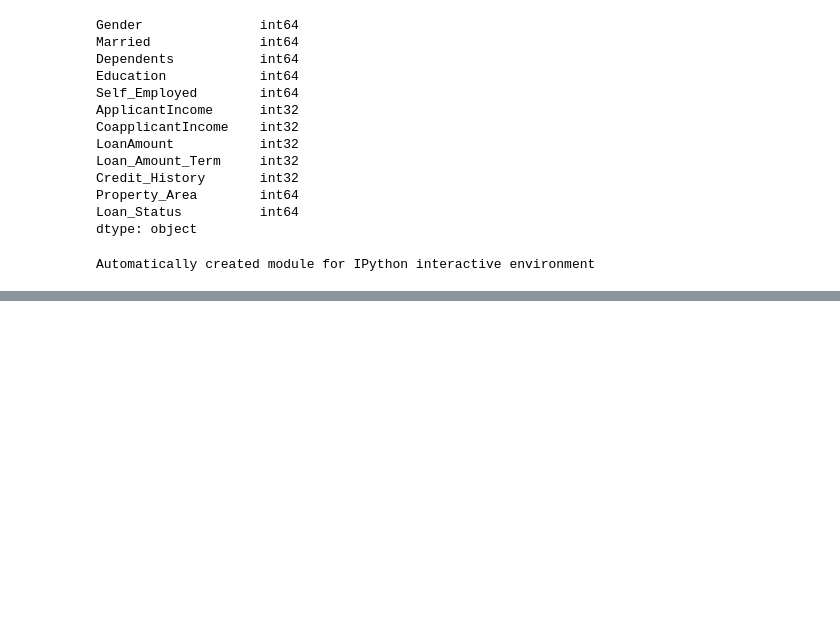
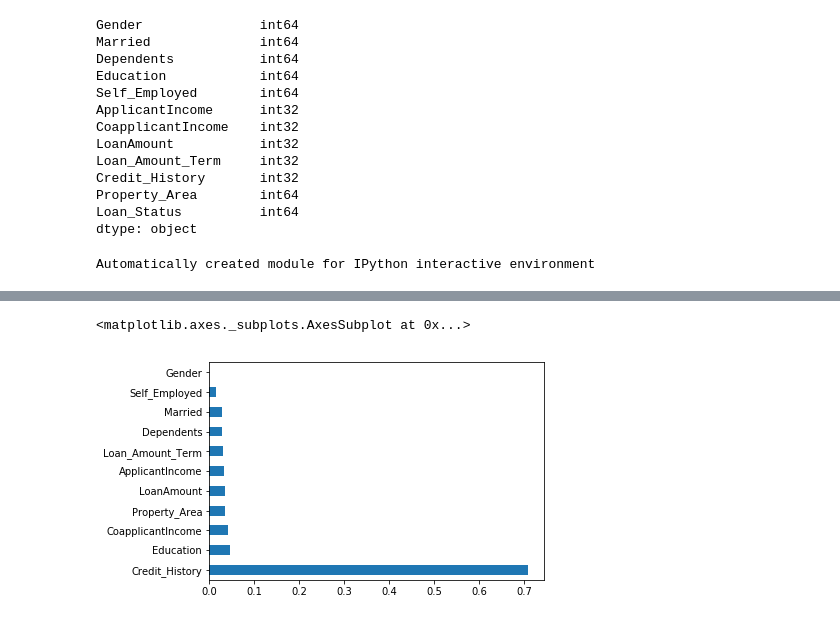
Before and after one commit to ysnvatsal/DataScience, a Jupyter notebook: Loan_Prediction_with_Gradient_Boosting.ipynb, the cells around one changed output, grey strips where cells are left out. Saved outputs shown, nothing was run; the diff lists cells and outputs as text; code cells hidden in the pictures; blank space fills up the shorter version.

```diff
--- a/Loan_Prediction_with_Gradient_Boosting.ipynb
+++ b/Loan_Prediction_with_Gradient_Boosting.ipynb
@@ -461,0 +457,9 @@ feat_importances.nlargest(12).plot(kind='barh')
+# %%
+import xgboost as xgb
+model = xgb.XGBClassifier(n_estimators=10, n_jobs=-1, random_state=42)
+model.fit(x,y)
+feat_importances = pd.Series(model.feature_importances_, index=x.columns)
+feat_importances.nlargest(12).plot(kind='barh')
+# %% [output]
+<matplotlib.axes._subplots.AxesSubplot at 0x...>
+[figure, added]
```
Also changed, not shown: parts of 38 cells of this notebook, 11 other files.
